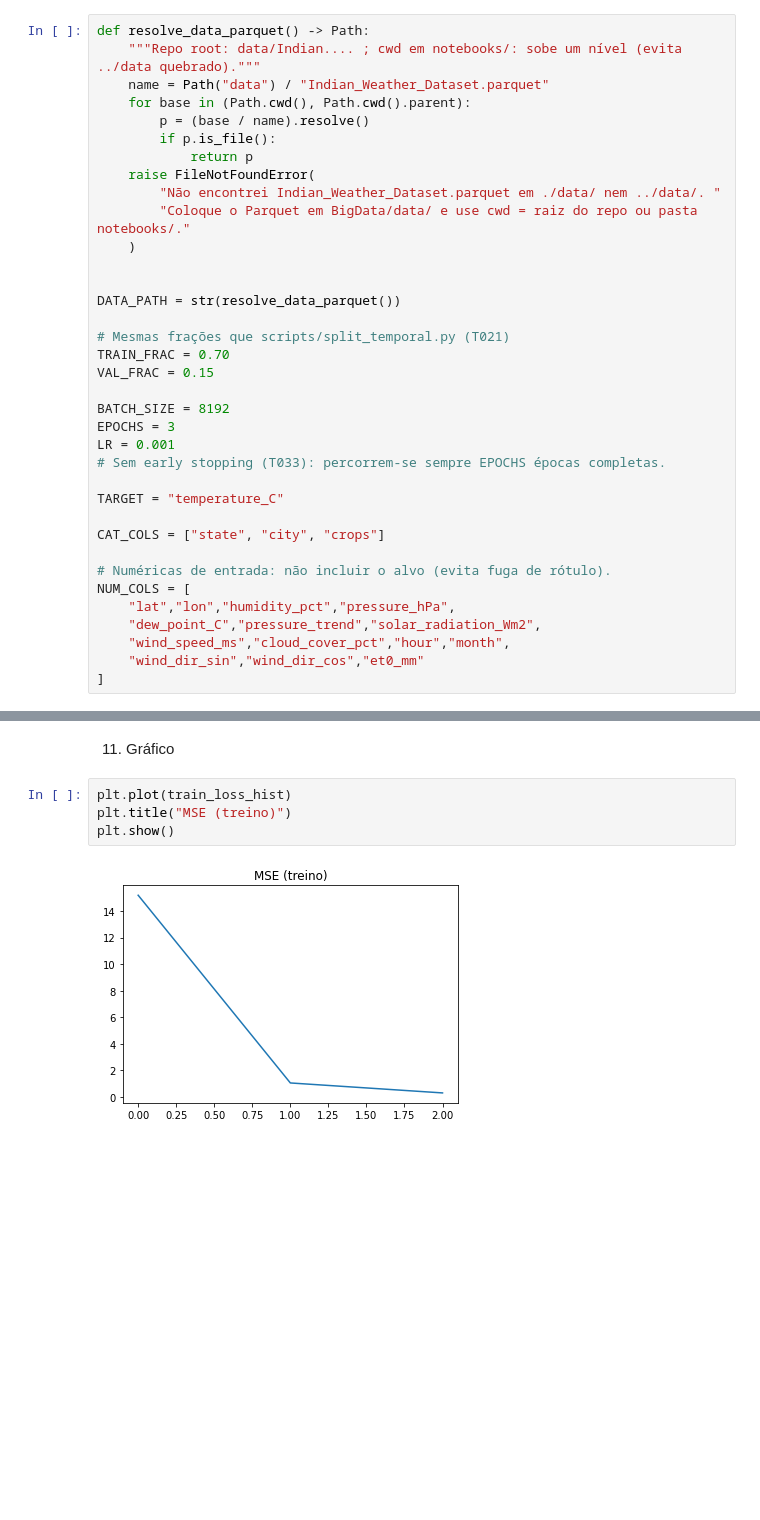
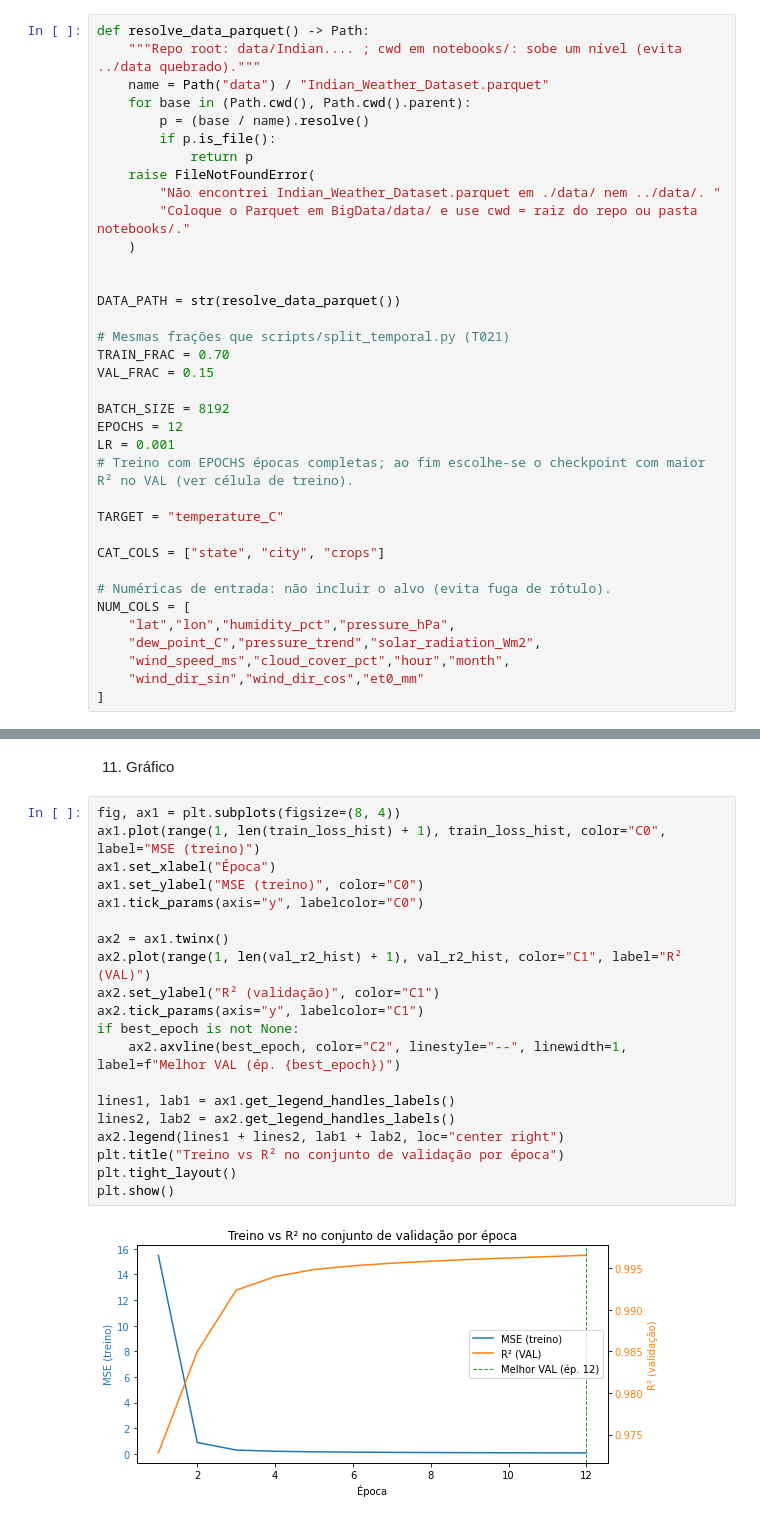
Before and after one commit to TalesAugusto1/Big_Data-Indian_Weather, a Jupyter notebook: notebooks/neural_network_numpy_training.ipynb, the cells around one changed output, grey strips where cells are left out. Drawn from its saved outputs; the diff is of its cells as text; blank space fills up the shorter version.

Commit message:
fix(train)

```diff
--- a/notebooks/neural_network_numpy_training.ipynb
+++ b/notebooks/neural_network_numpy_training.ipynb
@@ -36,9 +36,9 @@ TRAIN_FRAC = 0.70
 VAL_FRAC = 0.15
 
 BATCH_SIZE = 8192
-EPOCHS = 3
+EPOCHS = 12
 LR = 0.001
-# Sem early stopping (T033): percorrem-se sempre EPOCHS épocas completas.
+# Treino com EPOCHS épocas completas; ao fim escolhe-se o checkpoint com maior R² no VAL (ver célula de treino).
 
 TARGET = "temperature_C"
 
@@ -325,8 +380,24 @@ TEST (MAE, RMSE, R2): (0.45286559148577943, 0.7093695725721109, 0.99095859113736
 # %% [markdown]
 11. Gráfico
 # %%
-plt.plot(train_loss_hist)
-plt.title("MSE (treino)")
+fig, ax1 = plt.subplots(figsize=(8, 4))
+ax1.plot(range(1, len(train_loss_hist) + 1), train_loss_hist, color="C0", label="MSE (treino)")
+ax1.set_xlabel("Época")
+ax1.set_ylabel("MSE (treino)", color="C0")
+ax1.tick_params(axis="y", labelcolor="C0")
+
+ax2 = ax1.twinx()
+ax2.plot(range(1, len(val_r2_hist) + 1), val_r2_hist, color="C1", label="R² (VAL)")
+ax2.set_ylabel("R² (validação)", color="C1")
+ax2.tick_params(axis="y", labelcolor="C1")
+if best_epoch is not None:
+    ax2.axvline(best_epoch, color="C2", linestyle="--", linewidth=1, label=f"Melhor VAL (ép. {best_epoch})")
+
+lines1, lab1 = ax1.get_legend_handles_labels()
+lines2, lab2 = ax2.get_legend_handles_labels()
+ax2.legend(lines1 + lines2, lab1 + lab2, loc="center right")
+plt.title("Treino vs R² no conjunto de validação por época")
+plt.tight_layout()
 plt.show()
 # %% [output]
-[figure, old version]
+[figure, new version]
```
Also changed, not shown: parts of 4 cells of this notebook.
